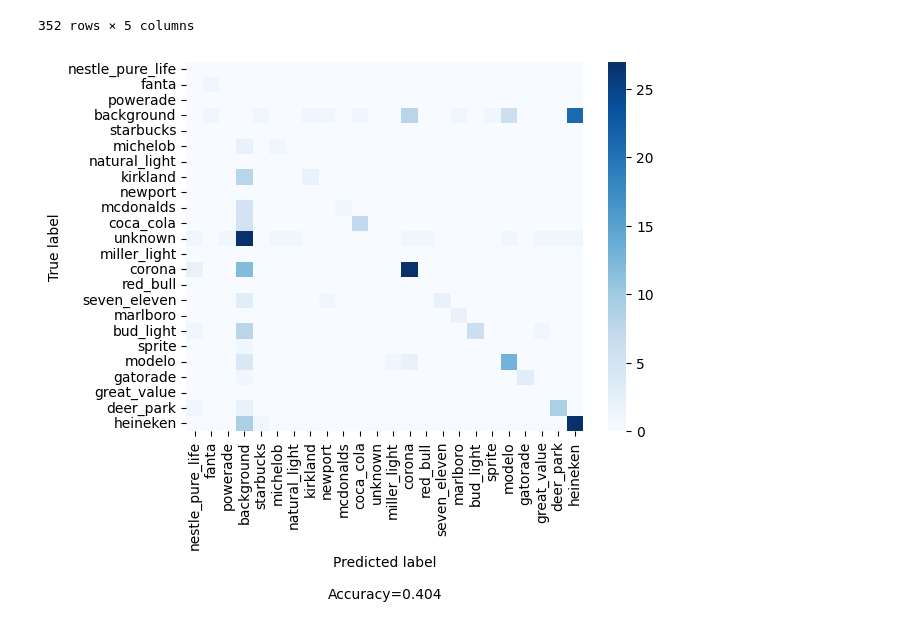
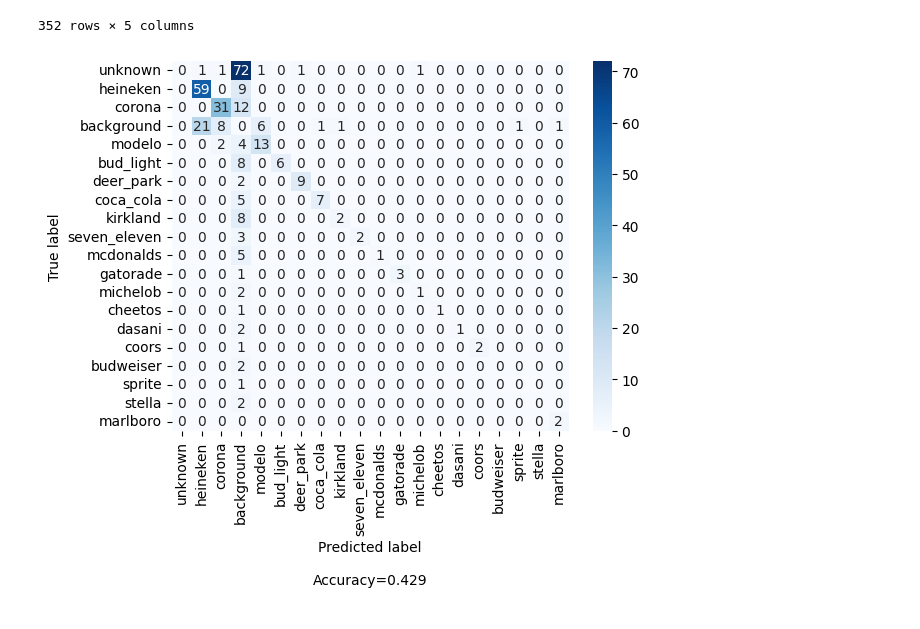
Before and after one commit to thriftypenguin/litter-imagery-brand-recognition, a Jupyter notebook: evaluate_models/evaluate_YOLO_classifier.ipynb, the cells around one changed output. Drawn from its saved outputs; the diff is of its cells as text; code cells hidden in the pictures.

Commit message:
Better confusion matrix

```diff
--- a/evaluate_models/evaluate_YOLO_classifier.ipynb
+++ b/evaluate_models/evaluate_YOLO_classifier.ipynb
@@ -451,13 +451,14 @@ boxes_df
 # %%
 cf_matrix_df = boxes_df.copy()
 test_lbl_count = boxes_df.groupby('true')['im_name'].count().sort_values(ascending=False)
 cf_matrix_df['counts'] = cf_matrix_df['true'].apply(lambda x: test_lbl_count[x] )
-cf_matrix_df = cf_matrix_df[cf_matrix_df['counts']>3]
-all_brands = list(set(cf_matrix_df['predicted']).union(set(cf_matrix_df['true'])))
-cf_matrix = confusion_matrix(y_true = boxes_df['true'], y_pred = boxes_df['predicted'], labels = all_brands)
+cf_matrix_df.sort_values('counts', ascending=False, inplace=True)
+sorted_dict = sorted(test_lbl_count.items(), key=lambda x: x[1], reverse=True)
+labels = [item[0] for item in sorted_dict][:20]
+cf_matrix = confusion_matrix(y_true = boxes_df['true'], y_pred = boxes_df['predicted'], labels = labels)
 
-cf_matrix[cf_matrix>27] = 27
+#cf_matrix[cf_matrix>30] = 30
 
-make_confusion_matrix(cf_matrix, categories = all_brands, count = False, percent= False, cmap='Blues')
+make_confusion_matrix(cf_matrix, categories = labels, count = True, percent= False, cmap='Blues')
 # %% [output]
-[figure, old version]
+[figure, new version]
```
Also changed, not shown: 1 other file.
